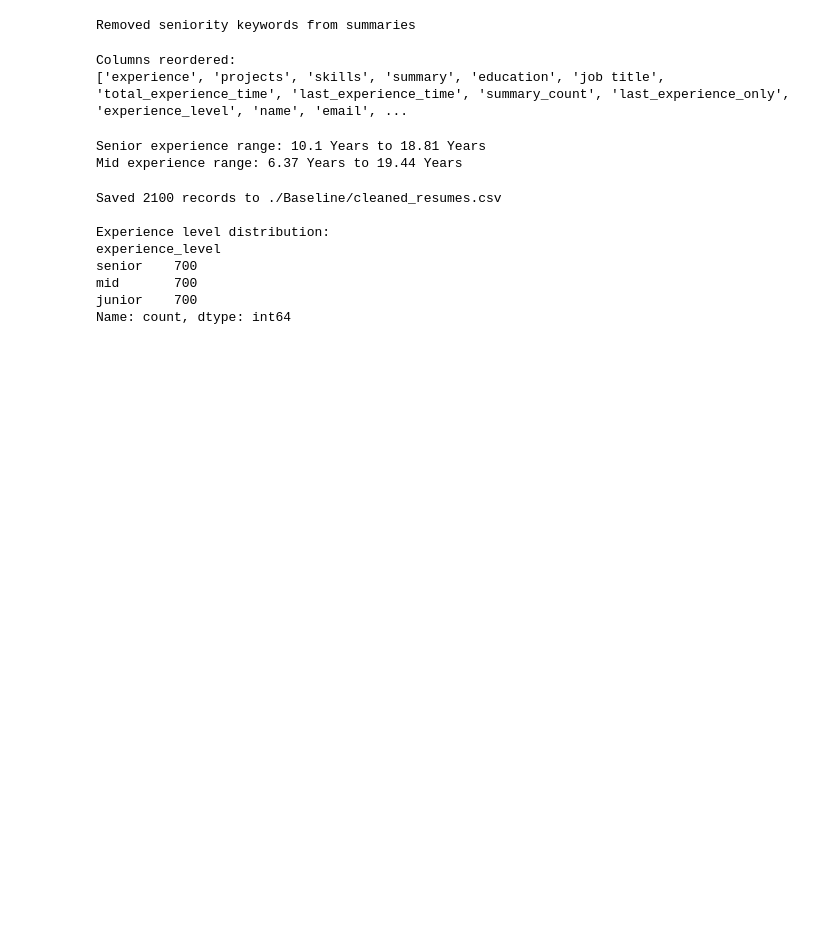
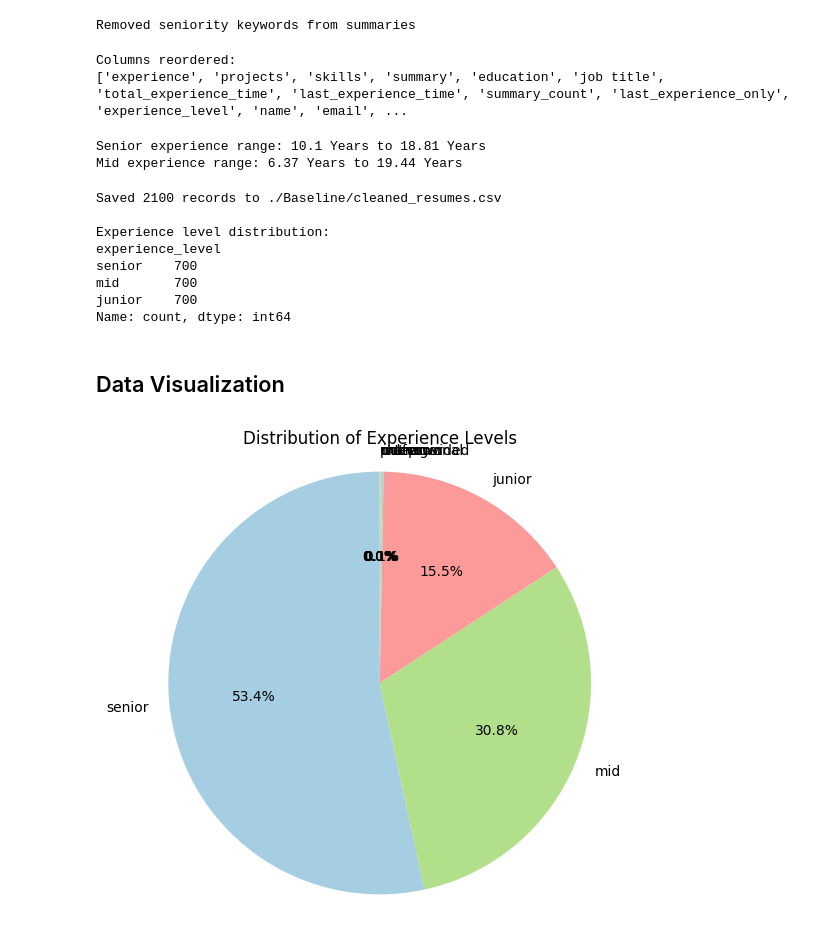
Before and after one commit to AFKRainn/SeniortyPrediction, a Jupyter notebook: clean_data.ipynb, the cells around one changed output. Drawn from its saved outputs; the diff is of its cells as text; code cells hidden in the pictures; blank space fills up the shorter version.

Commit message:
Data Visualization

```diff
--- a/clean_data.ipynb
+++ b/clean_data.ipynb
@@ -877,3 +877,23 @@ senior    700
 mid       700
 junior    700
 Name: count, dtype: int64
+# %% [markdown]
+## Data Visualization
+# %%
+# Plot how many juniors, mid, seniors
+import matplotlib.pyplot as plt
+
+# Load the cleaned dataset
+df_cleaned = pd.read_csv('./cleaned_resumes.csv')
+
+# Count the experience levels
+level_counts = df_cleaned['experience_level'].value_counts()
+
+# Create pie chart
+plt.figure(figsize=(6, 6))
+plt.pie(level_counts, labels=level_counts.index, autopct='%1.1f%%', startangle=90, colors=['#a6cee3','#b2df8a','#fb9a99'])
+plt.title('Distribution of Experience Levels')
+plt.axis('equal')  # Equal aspect ratio ensures pie is drawn as a circle.
+plt.show()
+# %% [output]
+[figure, added]
```
Also changed, not shown: 4 other files.
